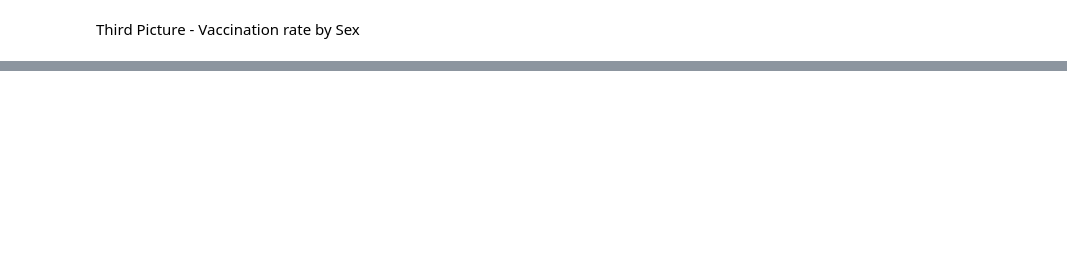
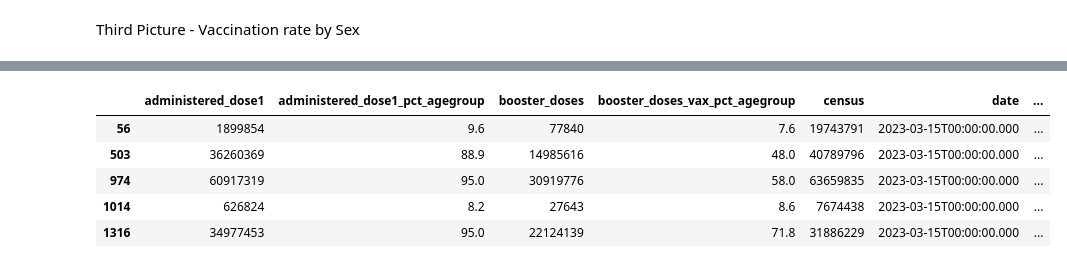
Before and after one commit to ehsanshahrabi/Cyber-Boolean, a Jupyter notebook: vaccination-yipan.ipynb, the cells around one changed output, grey strips where cells are left out. Cells and saved outputs as stored; diff of their text form; code cells hidden in the pictures; blank space fills up the shorter version.

```diff
--- a/vaccination-yipan.ipynb
+++ b/vaccination-yipan.ipynb
@@ -140,0 +223,15 @@ result2_df
+# %%
+# Filter Age group
+age_group = ["Ages_<2yrs","Ages_<5yrs","Ages_2-4_yrs","Ages_5-11_yrs","Ages_12-17_yrs","Ages_18-24_yrs","Ages_25-39_yrs","Ages_40-49_yrs","Ages_50-64_yrs","Ages_65-74_yrs","Ages_75+_yrs"]
+US = ["US"]
+age_df = sex_df[sex_df["demographic_category"].isin(age_group)]
+age_df = age_df[age_df["location"].isin(US)]
+
+age_df.head()
+# %% [output]
+|  | administered_dose1 | administered_dose1_pct_agegroup | booster_doses | booster_doses_vax_pct_agegroup | census | date | ... |
+| 56 | 1899854 | 9.6 | 77840 | 7.6 | 19743791 | 2023-03-15T00:00:00.000 | ... |
+| 503 | 36260369 | 88.9 | 14985616 | 48.0 | 40789796 | 2023-03-15T00:00:00.000 | ... |
+| 974 | 60917319 | 95.0 | 30919776 | 58.0 | 63659835 | 2023-03-15T00:00:00.000 | ... |
+| 1014 | 626824 | 8.2 | 27643 | 8.6 | 7674438 | 2023-03-15T00:00:00.000 | ... |
+| 1316 | 34977453 | 95.0 | 22124139 | 71.8 | 31886229 | 2023-03-15T00:00:00.000 | ... |
```
Also changed, not shown: parts of 22 cells of this notebook, 1 other file.
